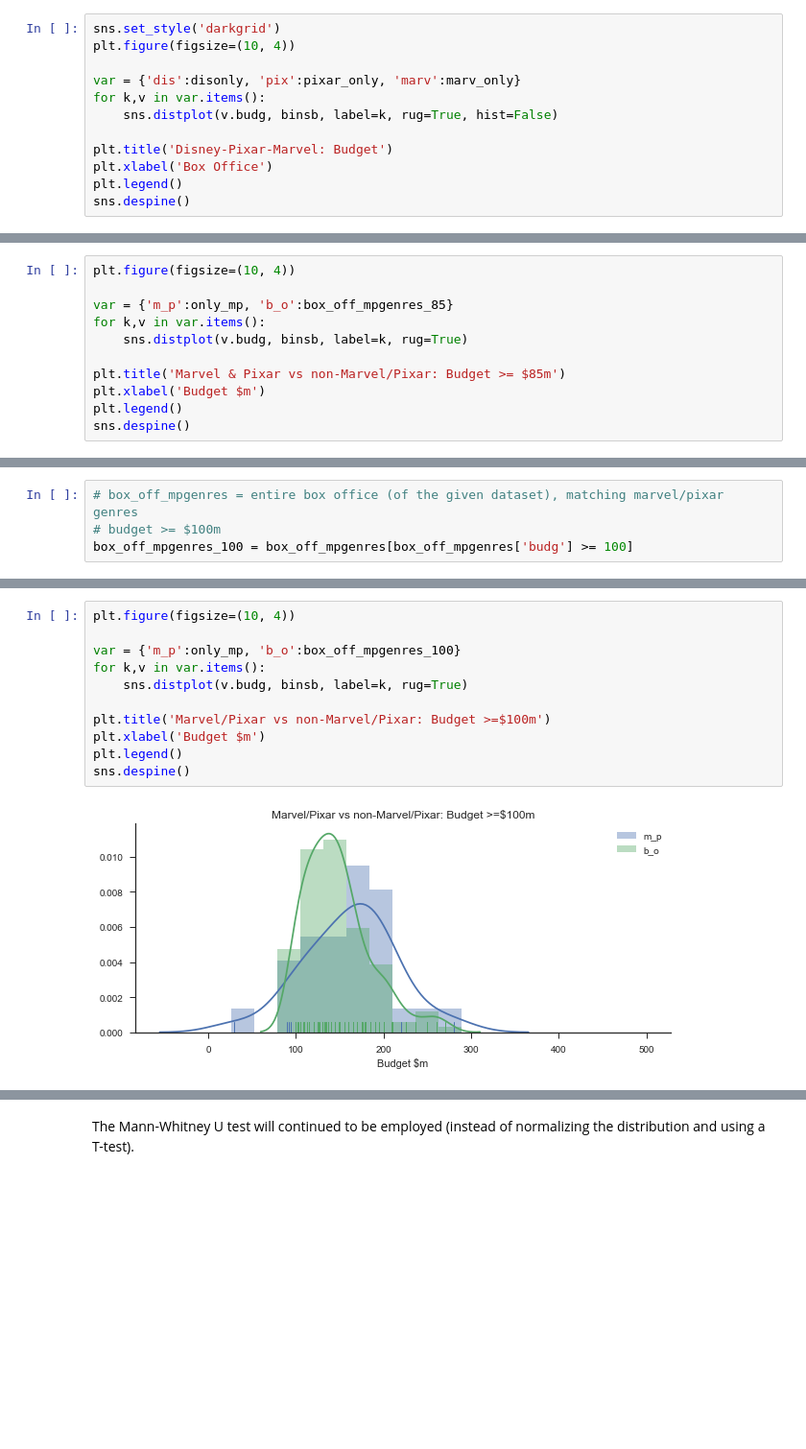
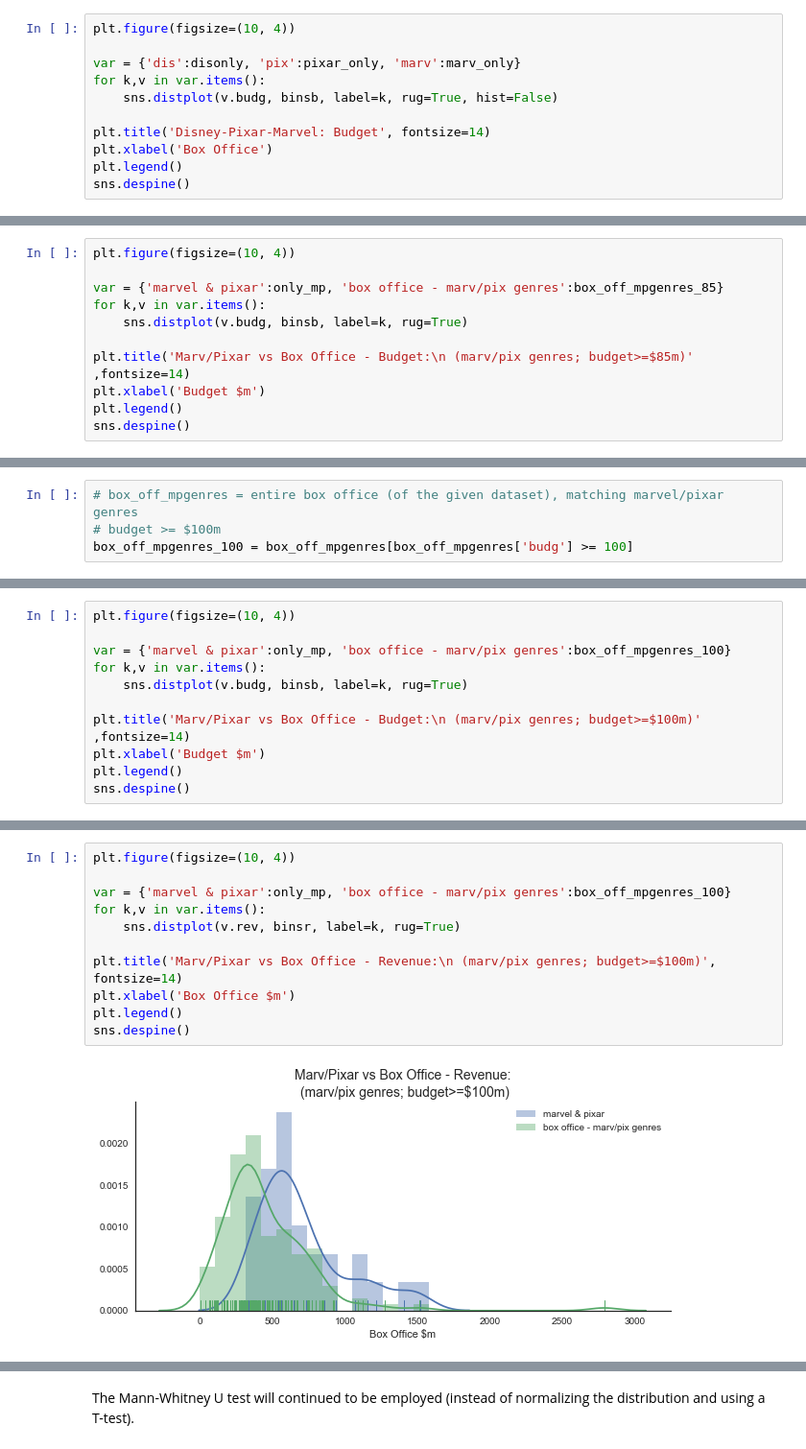
Before and after one commit to ryanlee213/test, a Jupyter notebook: narrative analytics and experimentation.ipynb, the cells around one changed output, grey strips where cells are left out. Shown at 96% size. Drawn from its saved outputs; the diff is of its cells as text; blank space fills up the shorter version.

```diff
--- a/narrative analytics and experimentation.ipynb
+++ b/narrative analytics and experimentation.ipynb
@@ -434,14 +434,13 @@ Smallest budget from Pixar movies: $90.0 million
 | 96 | 1373 | Toy Story | 1995 | 373.554033 | 30.0 | 343.554033 | Animation,Comedy,Family | Pixar Animation Studios | 73.640445 | ... |
 | 58 | 335 | Toy Story 2 | 1999 | 497.366869 | 90.0 | 407.366869 | Animation,Comedy,Family | Pixar Animation Studios | 73.575118 | ... |
 # %%
-sns.set_style('darkgrid')
 plt.figure(figsize=(10, 4))
 
 var = {'dis':disonly, 'pix':pixar_only, 'marv':marv_only}
 for k,v in var.items():
     sns.distplot(v.budg, binsb, label=k, rug=True, hist=False)
 
-plt.title('Disney-Pixar-Marvel: Budget')
+plt.title('Disney-Pixar-Marvel: Budget', fontsize=14)
 plt.xlabel('Box Office')
 plt.legend()
 sns.despine()
@@ -657,11 +664,11 @@ box_off_mpgenres_85 = box_off_mpgenres[box_off_mpgenres.budg >= 85]
 # %%
 plt.figure(figsize=(10, 4))
 
-var = {'m_p':only_mp, 'b_o':box_off_mpgenres_85}
+var = {'marvel & pixar':only_mp, 'box office - marv/pix genres':box_off_mpgenres_85}
 for k,v in var.items():
     sns.distplot(v.budg, binsb, label=k, rug=True)
 
-plt.title('Marvel & Pixar vs non-Marvel/Pixar: Budget >= $85m')
+plt.title('Marv/Pixar vs Box Office - Budget:\n (marv/pix genres; budget>=$85m)' ,fontsize=14)
 plt.xlabel('Budget $m')
 plt.legend()
 sns.despine()
@@ -680,2 +687,13 @@ print('The df only went from ', str(len(box_off_mpgenres_85)), ' to ', str(len(b
 # %% [output]
 The df only went from  149  to  128 observations.
+# %%
+plt.figure(figsize=(10, 4))
+
+var = {'marvel & pixar':only_mp, 'box office - marv/pix genres':box_off_mpgenres_100}
+for k,v in var.items():
+    sns.distplot(v.budg, binsb, label=k, rug=True)
+
+plt.title('Marv/Pixar vs Box Office - Budget:\n (marv/pix genres; budget>=$100m)' ,fontsize=14)
+plt.xlabel('Budget $m')
+plt.legend()
+sns.despine()
@@ -684,13 +704,13 @@ Even if less observations were eliminated than preferred...
 # %%
 plt.figure(figsize=(10, 4))
 
-var = {'m_p':only_mp, 'b_o':box_off_mpgenres_100}
+var = {'marvel & pixar':only_mp, 'box office - marv/pix genres':box_off_mpgenres_100}
 for k,v in var.items():
-    sns.distplot(v.budg, binsb, label=k, rug=True)
+    sns.distplot(v.rev, binsr, label=k, rug=True)
 
-plt.title('Marvel/Pixar vs non-Marvel/Pixar: Budget >=$100m')
-plt.xlabel('Budget $m')
+plt.title('Marv/Pixar vs Box Office - Revenue:\n (marv/pix genres; budget>=$100m)', fontsize=14)
+plt.xlabel('Box Office $m')
 plt.legend()
 sns.despine()
 # %% [output]
-[figure, old version]
+[figure, new version]
```
Also changed, not shown: parts of 159 cells of this notebook.
